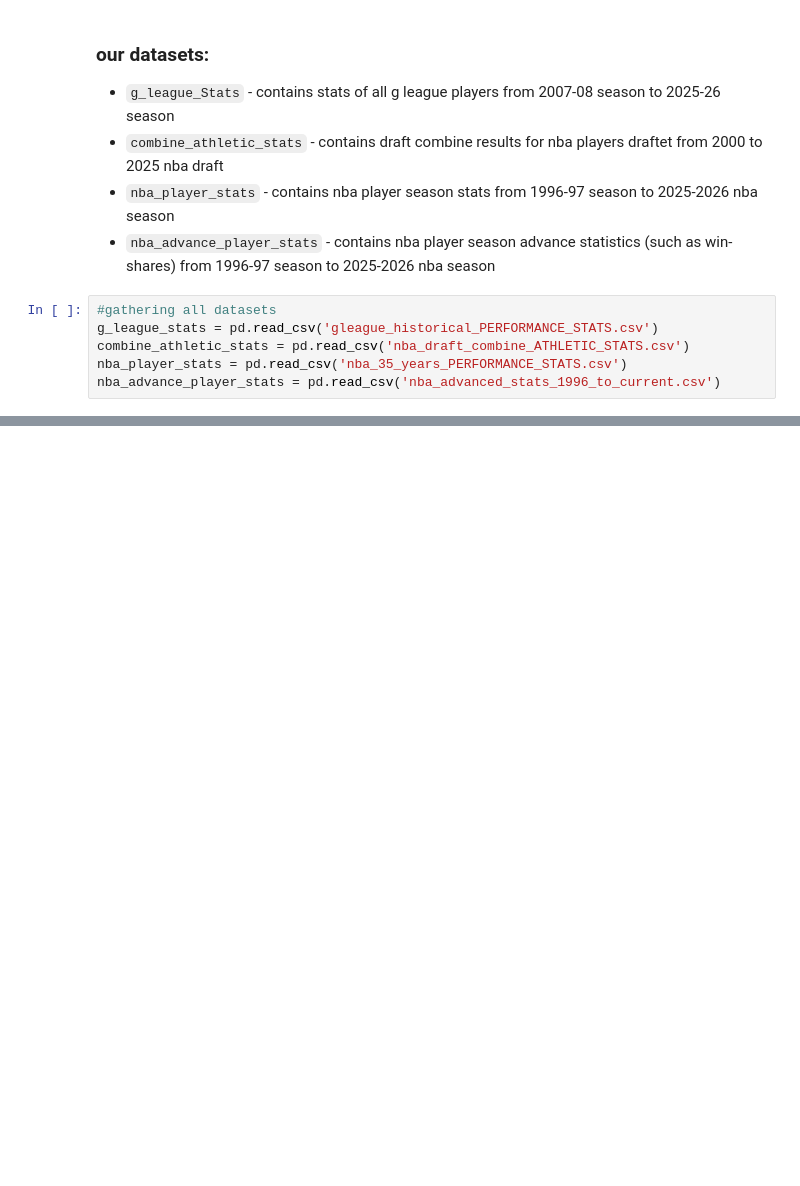
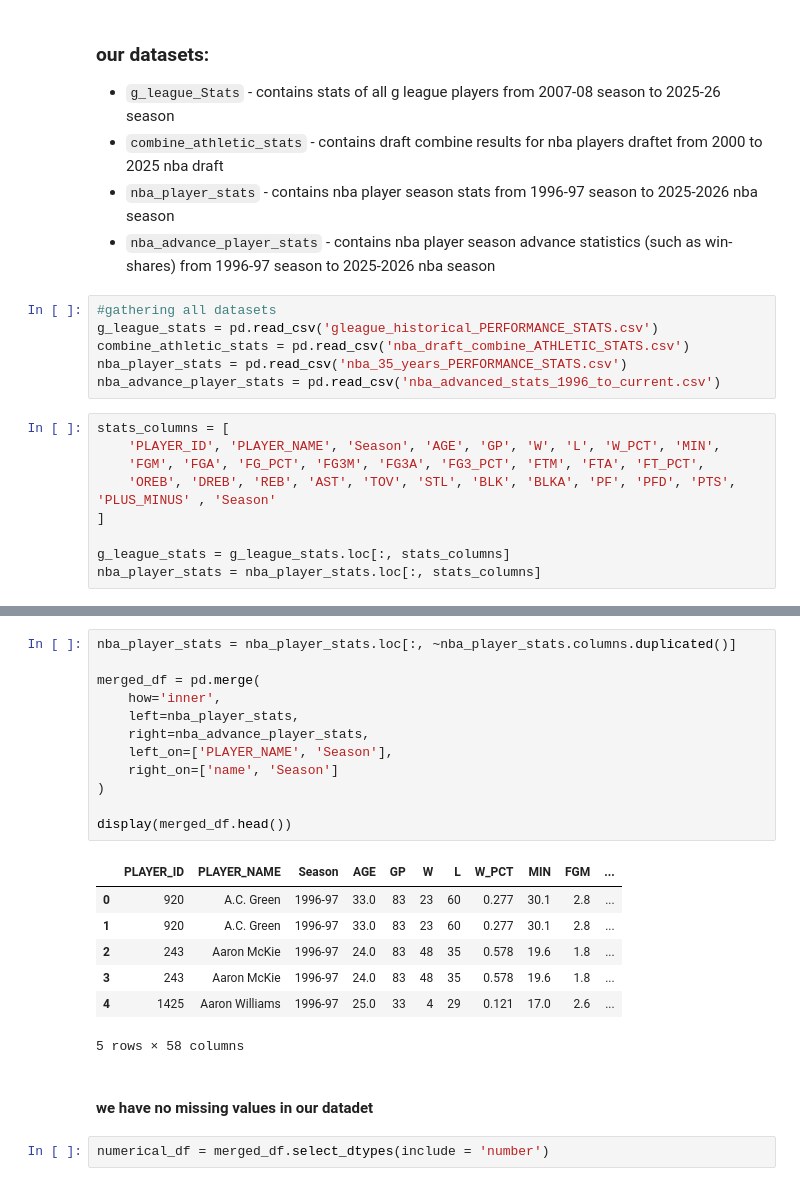
Before and after one commit to AloniBoni/BallIn, a Jupyter notebook: classifier/ballin-eda.ipynb, the cells around one changed output, grey strips where cells are left out. Cells and saved outputs as stored; diff of their text form; blank space fills up the shorter version.

```diff
--- a/classifier/ballin-eda.ipynb
+++ b/classifier/ballin-eda.ipynb
@@ -322,3 +322,12 @@ g_league_stats = pd.read_csv('gleague_historical_PERFORMANCE_STATS.csv')
 combine_athletic_stats = pd.read_csv('nba_draft_combine_ATHLETIC_STATS.csv')
 nba_player_stats = pd.read_csv('nba_35_years_PERFORMANCE_STATS.csv')
 nba_advance_player_stats = pd.read_csv('nba_advanced_stats_1996_to_current.csv')
+# %%
+stats_columns = [
+    'PLAYER_ID', 'PLAYER_NAME', 'Season', 'AGE', 'GP', 'W', 'L', 'W_PCT', 'MIN',
+    'FGM', 'FGA', 'FG_PCT', 'FG3M', 'FG3A', 'FG3_PCT', 'FTM', 'FTA', 'FT_PCT',
+    'OREB', 'DREB', 'REB', 'AST', 'TOV', 'STL', 'BLK', 'BLKA', 'PF', 'PFD', 'PTS', 'PLUS_MINUS' , 'Season'
+]
+
+g_league_stats = g_league_stats.loc[:, stats_columns]
+nba_player_stats = nba_player_stats.loc[:, stats_columns]
@@ -324,0 +364,24 @@ nba_advance_player_stats = pd.read_csv('nba_advanced_stats_1996_to_current.csv')
+# %%
+nba_player_stats = nba_player_stats.loc[:, ~nba_player_stats.columns.duplicated()]
+
+merged_df = pd.merge(
+    how='inner',
+    left=nba_player_stats,
+    right=nba_advance_player_stats,
+    left_on=['PLAYER_NAME', 'Season'],
+    right_on=['name', 'Season']
+)
+
+display(merged_df.head())
+# %% [output]
+|  | PLAYER_ID | PLAYER_NAME | Season | AGE | GP | W | L | W_PCT | MIN | FGM | ... |
+| 0 | 920 | A.C. Green | 1996-97 | 33.0 | 83 | 23 | 60 | 0.277 | 30.1 | 2.8 | ... |
+| 1 | 920 | A.C. Green | 1996-97 | 33.0 | 83 | 23 | 60 | 0.277 | 30.1 | 2.8 | ... |
+| 2 | 243 | Aaron McKie | 1996-97 | 24.0 | 83 | 48 | 35 | 0.578 | 19.6 | 1.8 | ... |
+| 3 | 243 | Aaron McKie | 1996-97 | 24.0 | 83 | 48 | 35 | 0.578 | 19.6 | 1.8 | ... |
+| 4 | 1425 | Aaron Williams | 1996-97 | 25.0 | 33 | 4 | 29 | 0.121 | 17.0 | 2.6 | ... |
+5 rows × 58 columns
+# %% [markdown]
+#### we have no missing values in our datadet
+# %%
+numerical_df = merged_df.select_dtypes(include = 'number')
```
Also changed, not shown: parts of 4 cells of this notebook.
